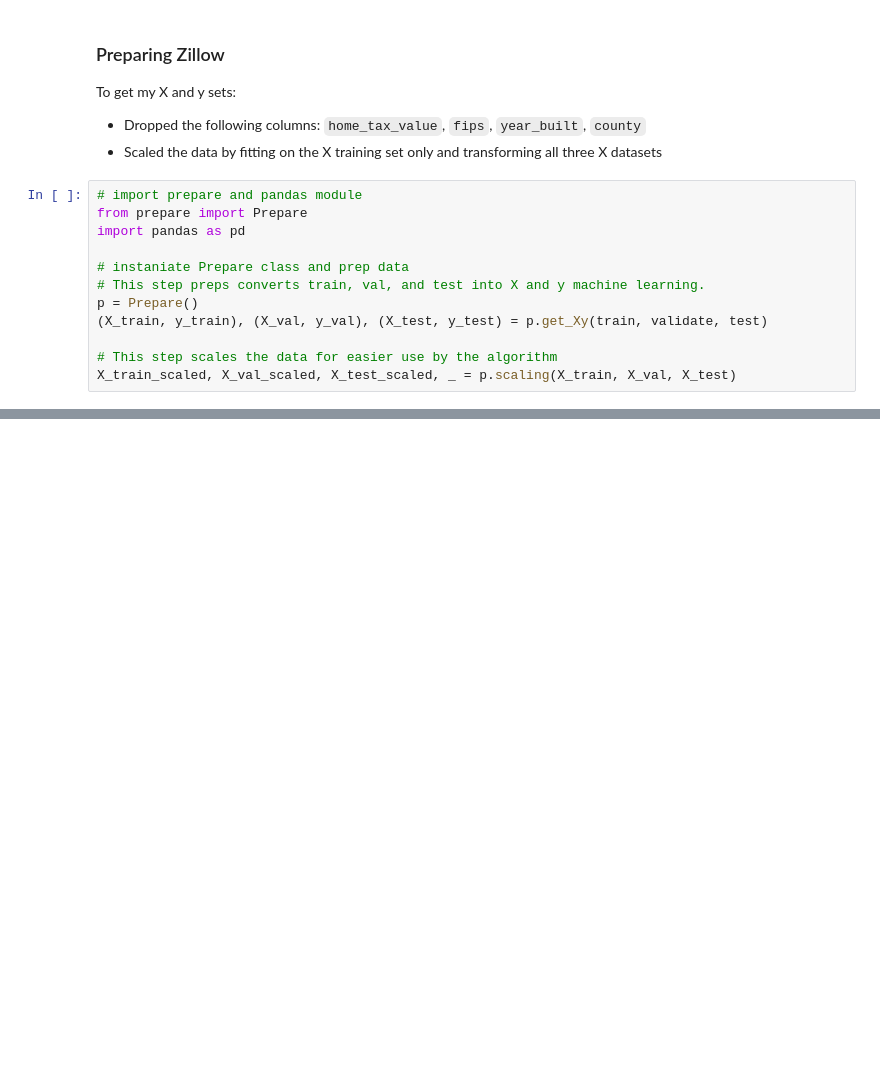
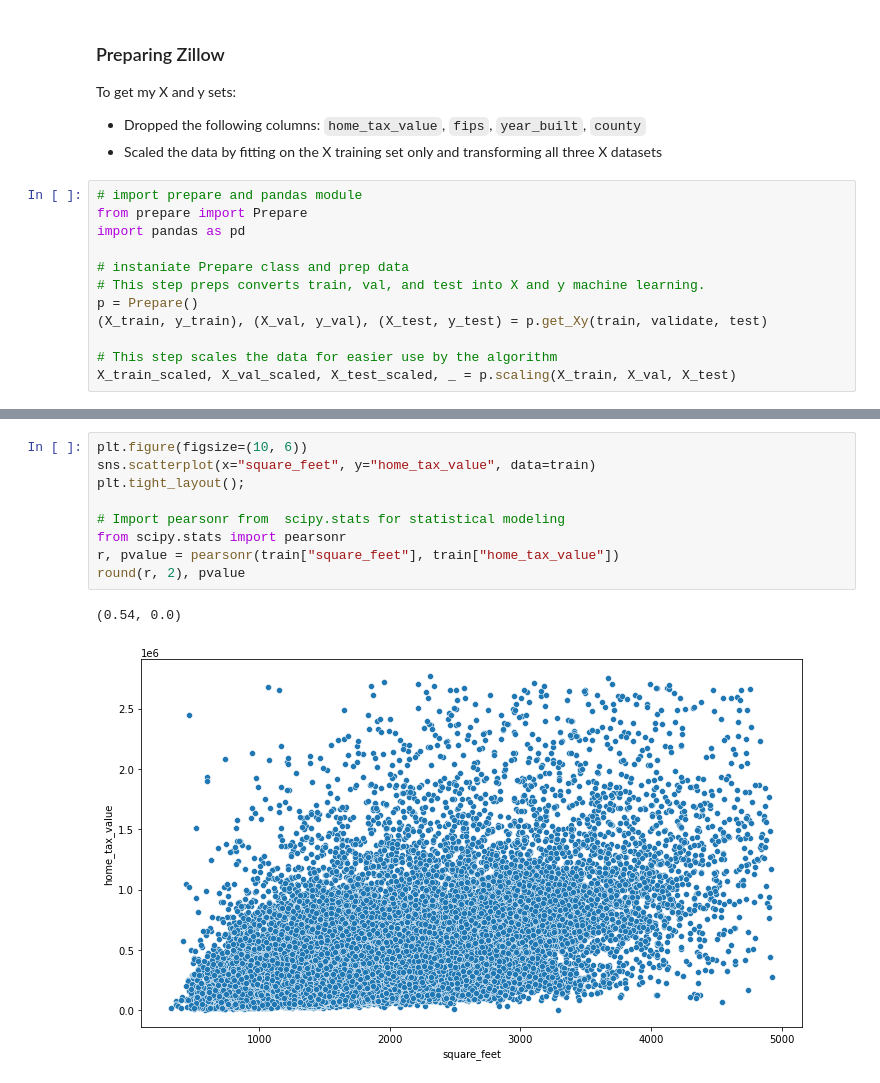
Before and after one commit to scottschmidl/zillow_housing_prices, a Jupyter notebook: report.ipynb, the cells around one changed output, grey strips where cells are left out. Cells and saved outputs as stored; diff of their text form; blank space fills up the shorter version.

Commit message:
added viz and stats

```diff
--- a/report.ipynb
+++ b/report.ipynb
@@ -99,0 +116,12 @@ X_train_scaled, X_val_scaled, X_test_scaled, _ = p.scaling(X_train, X_val, X_tes
+# %%
+plt.figure(figsize=(10, 6))
+sns.scatterplot(x="square_feet", y="home_tax_value", data=train)
+plt.tight_layout();
+
+# Import pearsonr from  scipy.stats for statistical modeling
+from scipy.stats import pearsonr
+r, pvalue = pearsonr(train["square_feet"], train["home_tax_value"])
+round(r, 2), pvalue
+# %% [output]
+(0.54, 0.0)
+[figure, added]
```
Also changed, not shown: parts of 7 cells of this notebook.
